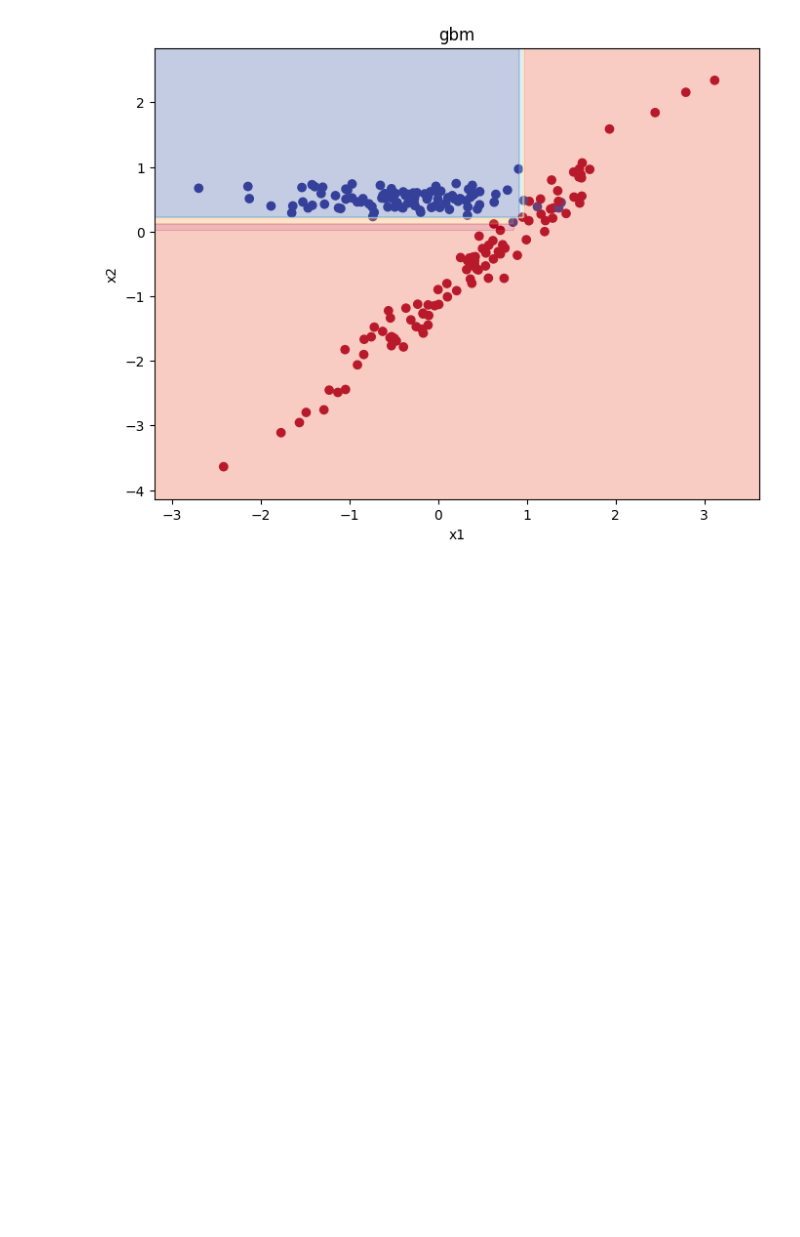
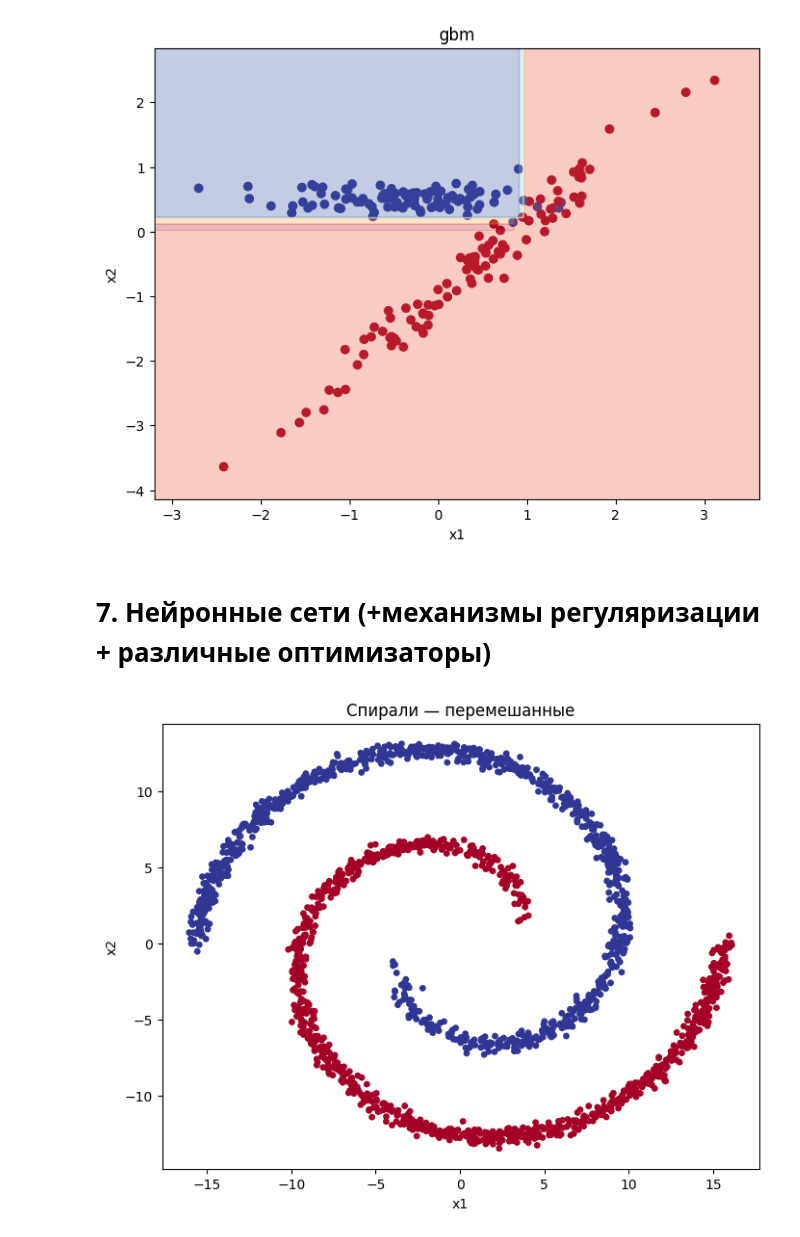
Before and after one commit to bleeeana/ml_methods, a Jupyter notebook: methods.ipynb, the cells around one changed output. Saved outputs shown, nothing was run; the diff lists cells and outputs as text; code cells hidden in the pictures; blank space fills up the shorter version.

```diff
--- a/methods.ipynb
+++ b/methods.ipynb
@@ -1052,3 +1051,46 @@ model.predict(x)
 model.plot(x_label, y_label)
 # %% [output]
 [figure]
+# %% [markdown]
+# 7. Нейронные сети (+механизмы регуляризации + различные оптимизаторы)
+# %%
+def generate_spirals(n_samples_per_class=1000, noise=0.2, random_state=None):
+    if random_state is not None:
+        np.random.seed(random_state)
+
+    n = n_samples_per_class
+    theta = np.sqrt(np.random.rand(n)) * 2 * np.pi
+
+    r0 = 2 * theta + np.pi
+    x0 = r0 * np.cos(theta) + noise * np.random.randn(n)
+    y0 = r0 * np.sin(theta) + noise * np.random.randn(n)
+
+    r1 = -2 * theta - np.pi
+    x1 = r1 * np.cos(theta) + noise * np.random.randn(n)
+    y1 = r1 * np.sin(theta) + noise * np.random.randn(n)
+
+    X = np.vstack([np.column_stack([x0, y0]), np.column_stack([x1, y1])])
+    y = np.hstack([np.zeros(n), np.ones(n)])
+
+    indices = np.random.permutation(len(X))
+    X = X[indices]
+    y = y[indices]
+
+    return X, y
+
+X, y = generate_spirals(n_samples_per_class=1000, noise=0.3, random_state=42)
+
+nn_dataset_clf = pd.DataFrame({
+    'x1': X[:, 0],
+    'x2': X[:, 1],
+    'label': y.astype(int)
+})
+
+plt.figure(figsize=(8, 6))
+plt.scatter(X[:, 0], X[:, 1], c=y, cmap='RdYlBu', s=15)
+plt.xlabel('x1')
+plt.ylabel('x2')
+plt.title('Спирали — перемешанные')
+plt.show()
+# %% [output]
+[figure, added]
```
Also changed, not shown: parts of 3 cells of this notebook, 1 other file.
